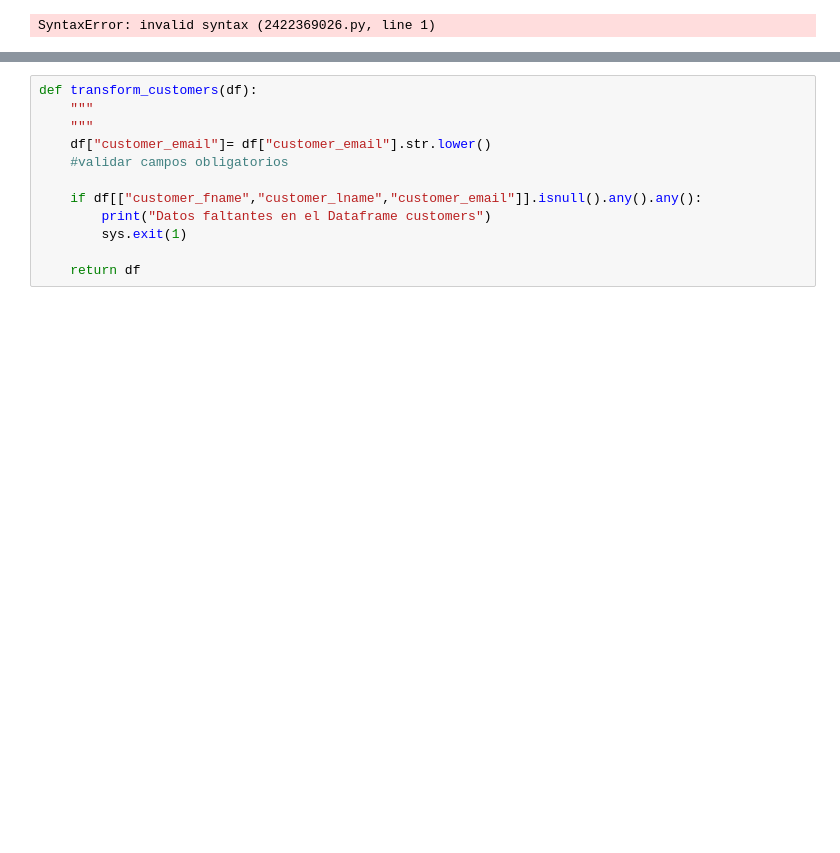
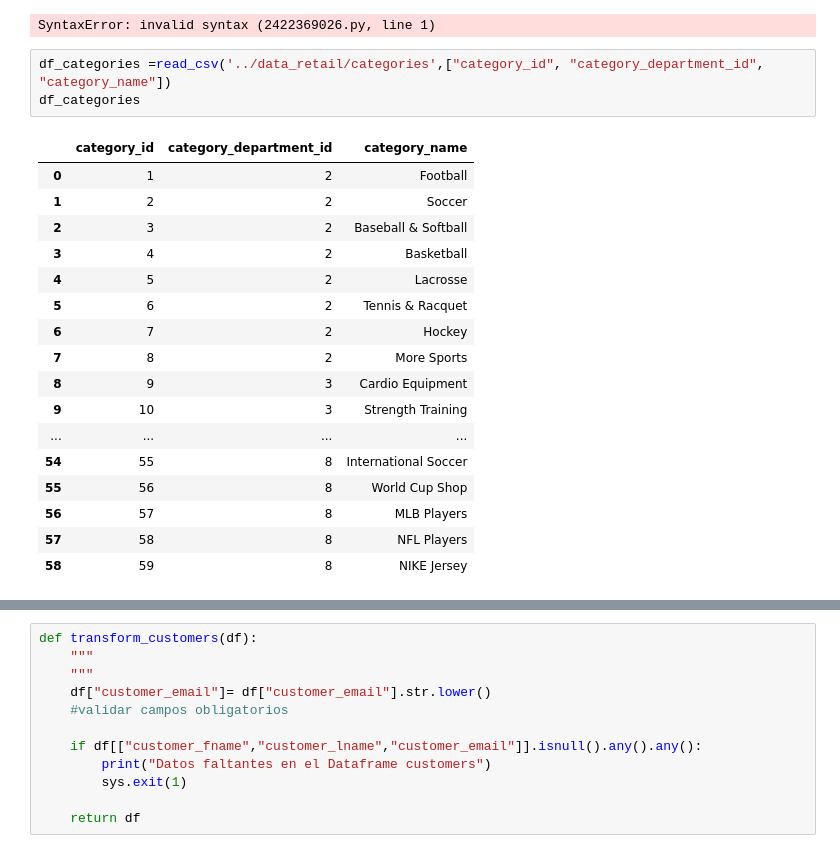
Before and after one commit to brandon4457/AnalisisDeDatos, a Jupyter notebook: Sesion2/ETL/1.retail/notebooks/etl.ipynb, the cells around one changed output, grey strips where cells are left out. Drawn from its saved outputs; the diff is of its cells as text; blank space fills up the shorter version.

```diff
--- a/Sesion2/ETL/1.retail/notebooks/etl.ipynb
+++ b/Sesion2/ETL/1.retail/notebooks/etl.ipynb
@@ -90,3 +90,24 @@ products:
 names=["product_id","product_category_id","product_name","product_description","product_price","product_image"]
 # %% [output]
 SyntaxError: invalid syntax (2422369026.py, line 1)
+# %%
+df_categories =read_csv('../data_retail/categories',["category_id", "category_department_id", "category_name"])
+df_categories
+# %% [output]
+|  | category_id | category_department_id | category_name |
+| 0 | 1 | 2 | Football |
+| 1 | 2 | 2 | Soccer |
+| 2 | 3 | 2 | Baseball & Softball |
+| 3 | 4 | 2 | Basketball |
+| 4 | 5 | 2 | Lacrosse |
+| 5 | 6 | 2 | Tennis & Racquet |
+| 6 | 7 | 2 | Hockey |
+| 7 | 8 | 2 | More Sports |
+| 8 | 9 | 3 | Cardio Equipment |
+| 9 | 10 | 3 | Strength Training |
+| ... | ... | ... | ... |
+| 54 | 55 | 8 | International Soccer |
+| 55 | 56 | 8 | World Cup Shop |
+| 56 | 57 | 8 | MLB Players |
+| 57 | 58 | 8 | NFL Players |
+| 58 | 59 | 8 | NIKE Jersey |
```
Also changed, not shown: parts of 6 cells of this notebook, 1 other file.
